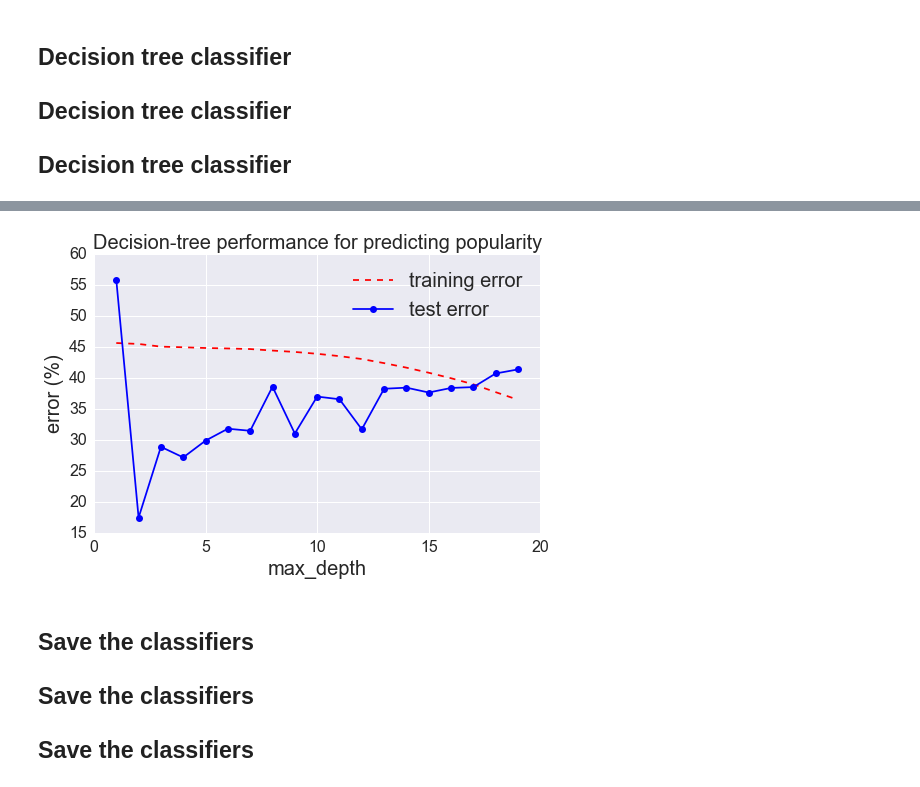
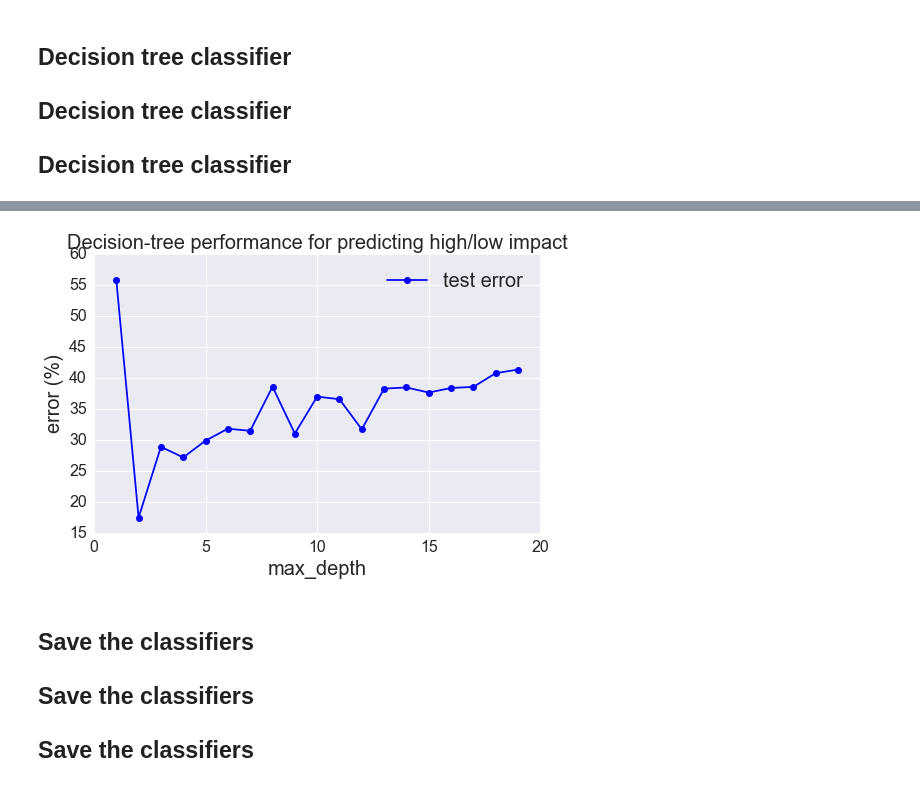
Before and after one commit to yaoliphy/insight-project, a Jupyter notebook: data_analysis_and_ML/youtube_data_analysis.ipynb, the cells around one changed output, grey strips where cells are left out. Saved outputs shown, nothing was run; the diff lists cells and outputs as text; code cells hidden in the pictures.

```diff
--- a/data_analysis_and_ML/youtube_data_analysis.ipynb
+++ b/data_analysis_and_ML/youtube_data_analysis.ipynb
@@ -445,17 +445,17 @@ Done computing parameter dependence
 # %%
 # plot error vs. max_depth
 plt.figure(figsize=(8,5))
-plt.plot(depth_list, [x * 100 for x in err_train_list], 'r--', label="training error")
+#plt.plot(depth_list, [x * 100 for x in err_train_list], 'r--', label="training error")
 plt.plot(depth_list, [x * 100 for x in err_test_list], 'bo-', label="test error")
 plt.xlabel("max_depth", fontsize=20)
 plt.ylabel("error (%)", fontsize=20)
-plt.title("Decision-tree performance for predicting popularity", fontsize=20)
+plt.title("Decision-tree performance for predicting high/low impact", fontsize=20)
 plt.xticks(fontsize=16)
 plt.yticks(fontsize=16)
 plt.legend(loc='upper right', fontsize=20)
-plt.savefig('ML_global_features_DTs.jpg')
+plt.savefig('ML_global_features_DTs_test.jpg')
 # %% [output]
-[figure, old version]
+[figure, new version]
 # %% [markdown]
 ## Save the classifiers
 ## Save the classifiers
```
Also changed, not shown: parts of 1 cell of this notebook, 1 other file.
